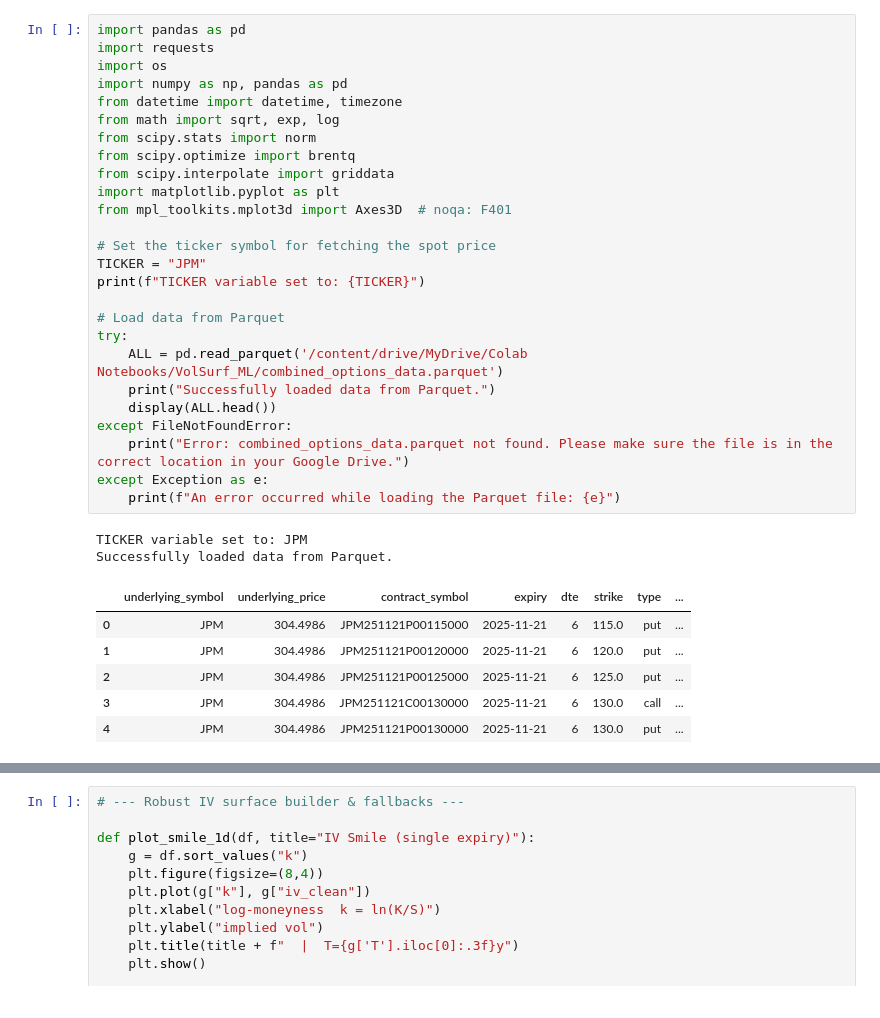
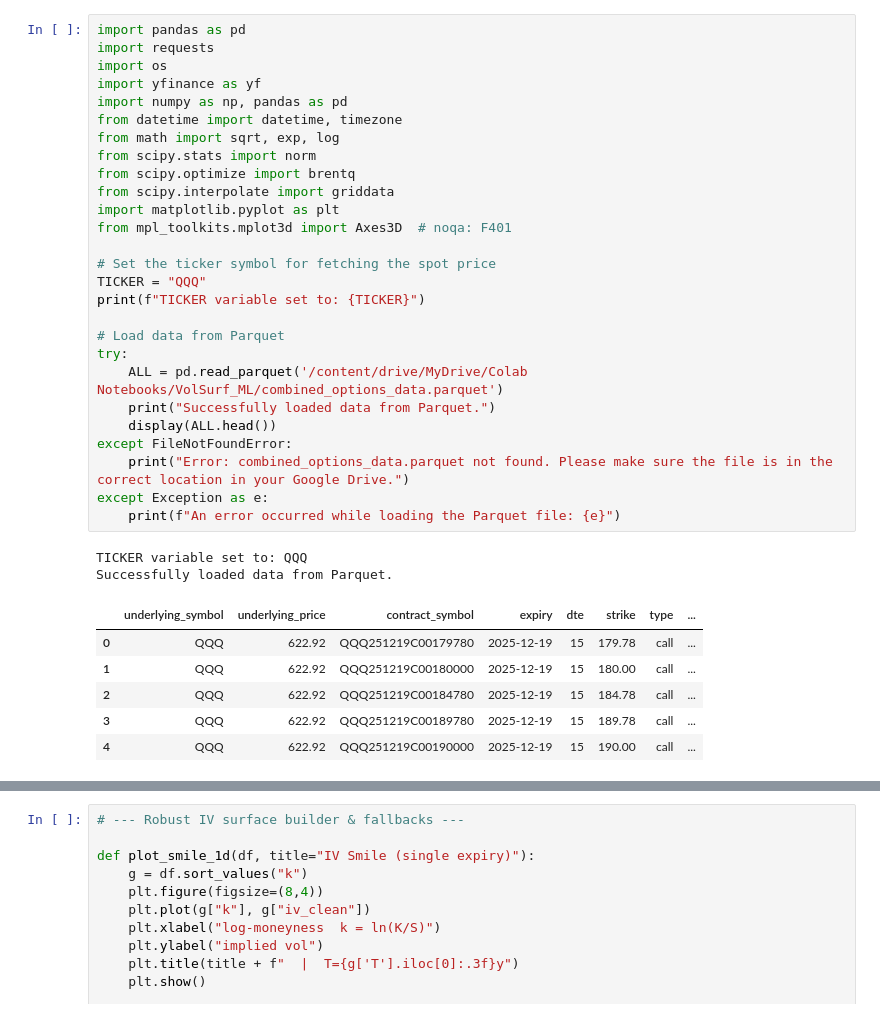
Before and after one commit to AlexMilekhin/Volatility-Surface-Modelling-ML-Forecasting, a Jupyter notebook: IV_compute.ipynb, the cells around one changed output, grey strips where cells are left out. Drawn from its saved outputs; the diff is of its cells as text.

```diff
--- a/IV_compute.ipynb
+++ b/IV_compute.ipynb
@@ -1,35 +14,36 @@
 # %%
 import pandas as pd
 import requests
 import os
+import yfinance as yf
 import numpy as np, pandas as pd
 from datetime import datetime, timezone
 from math import sqrt, exp, log
 from scipy.stats import norm
 from scipy.optimize import brentq
 from scipy.interpolate import griddata
 import matplotlib.pyplot as plt
 from mpl_toolkits.mplot3d import Axes3D  # noqa: F401
 
 # Set the ticker symbol for fetching the spot price
-TICKER = "JPM"
+TICKER = "QQQ"
 print(f"TICKER variable set to: {TICKER}")
 
 # Load data from Parquet
 try:
     ALL = pd.read_parquet('/content/drive/MyDrive/Colab Notebooks/VolSurf_ML/combined_options_data.parquet')
     print("Successfully loaded data from Parquet.")
     display(ALL.head())
 except FileNotFoundError:
     print("Error: combined_options_data.parquet not found. Please make sure the file is in the correct location in your Google Drive.")
 except Exception as e:
     print(f"An error occurred while loading the Parquet file: {e}")
 # %% [output]
-TICKER variable set to: JPM
+TICKER variable set to: QQQ
 Successfully loaded data from Parquet.
 |  | underlying_symbol | underlying_price | contract_symbol | expiry | dte | strike | type | ... |
-| 0 | JPM | 304.4986 | JPM251121P00115000 | 2025-11-21 | 6 | 115.0 | put | ... |
-| 1 | JPM | 304.4986 | JPM251121P00120000 | 2025-11-21 | 6 | 120.0 | put | ... |
-| 2 | JPM | 304.4986 | JPM251121P00125000 | 2025-11-21 | 6 | 125.0 | put | ... |
-| 3 | JPM | 304.4986 | JPM251121C00130000 | 2025-11-21 | 6 | 130.0 | call | ... |
-| 4 | JPM | 304.4986 | JPM251121P00130000 | 2025-11-21 | 6 | 130.0 | put | ... |
+| 0 | QQQ | 622.92 | QQQ251219C00179780 | 2025-12-19 | 15 | 179.78 | call | ... |
+| 1 | QQQ | 622.92 | QQQ251219C00180000 | 2025-12-19 | 15 | 180.00 | call | ... |
+| 2 | QQQ | 622.92 | QQQ251219C00184780 | 2025-12-19 | 15 | 184.78 | call | ... |
+| 3 | QQQ | 622.92 | QQQ251219C00189780 | 2025-12-19 | 15 | 189.78 | call | ... |
+| 4 | QQQ | 622.92 | QQQ251219C00190000 | 2025-12-19 | 15 | 190.00 | call | ... |
```
Also changed, not shown: parts of 6 cells of this notebook.
